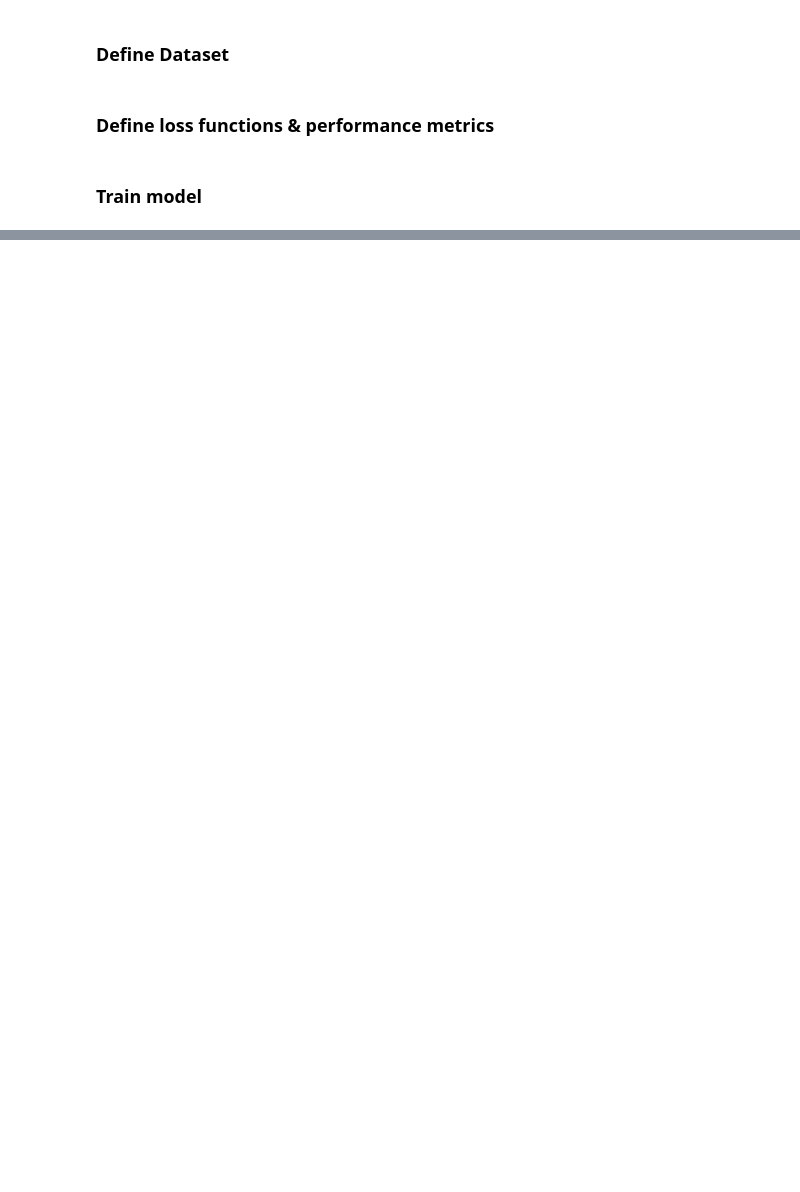
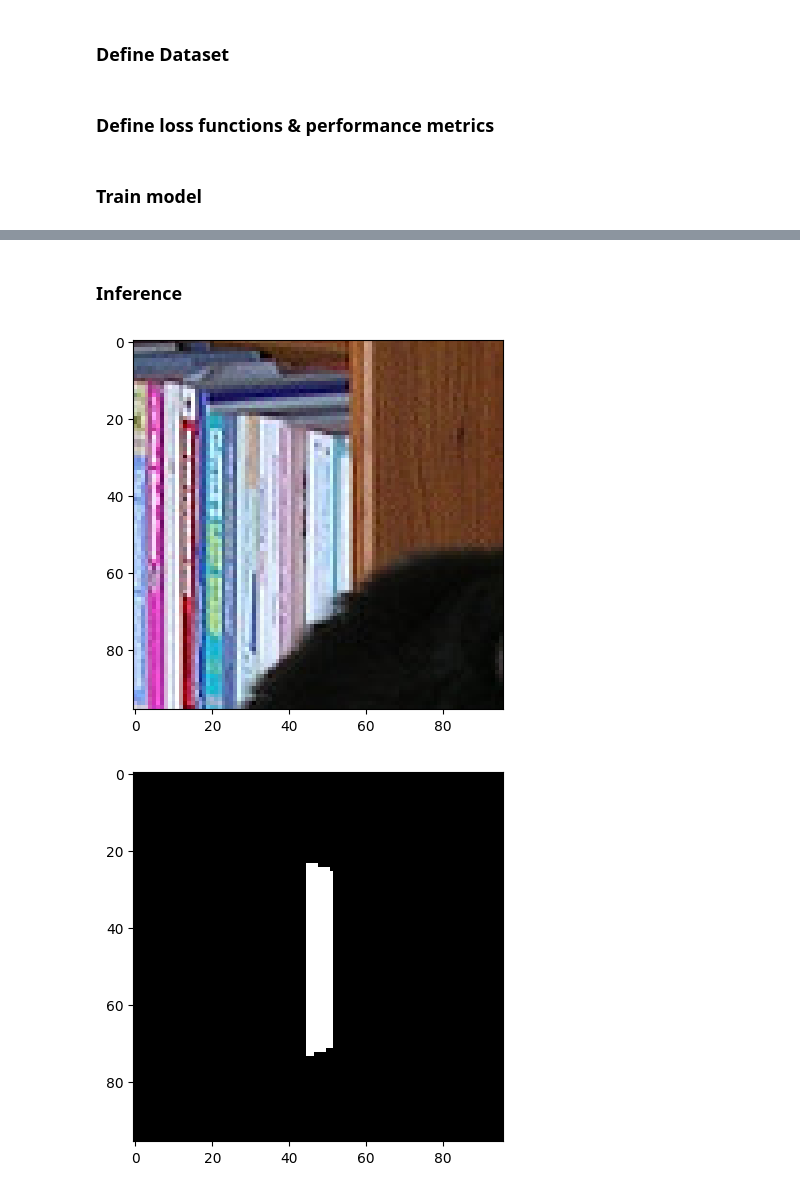
Before and after one commit to laggezhd/giga-sam, a Jupyter notebook: notebooks/minimal-sam.ipynb, the cells around one changed output, grey strips where cells are left out. Saved outputs shown, nothing was run; the diff lists cells and outputs as text; code cells hidden in the pictures; blank space fills up the shorter version.

```diff
--- a/notebooks/minimal-sam.ipynb
+++ b/notebooks/minimal-sam.ipynb
@@ -222,0 +378,30 @@ ConnectionResetError: Connection lost
+# %% [markdown]
+### Inference
+# %%
+def unnormalize(tensor):
+    mean = torch.tensor([0.485, 0.456, 0.406]).view(3,1,1)
+    std  = torch.tensor([0.229, 0.224, 0.225]).view(3,1,1)
+    return (tensor * std + mean).clamp(0,1)
+# %%
+# bad: 70
+image, mask = dataset.__getitem__(11130)
+
+model = PicoSAM2()
+model.load_state_dict(torch.load(os.path.join(os.environ["BASE_PATH"], "checkpoints", "PicoSAM2_epoch1.pt"), map_location="cpu"))
+model.eval()
+
+with torch.no_grad():
+    pred_mask = model(image.unsqueeze(0))
+    pred_mask = (torch.sigmoid(pred_mask) > 0.5).float().squeeze(0)
+
+image = unnormalize(image)
+
+plt.imshow(image.permute(1, 2, 0))
+plt.show()
+plt.imshow(mask.squeeze(0), cmap='gray')
+plt.show()
+plt.imshow(pred_mask.squeeze(0), cmap='gray')
+plt.show()
+# %% [output]
+[figure, added]
+[figure, added]
```
Also changed, not shown: parts of 10 cells of this notebook.
